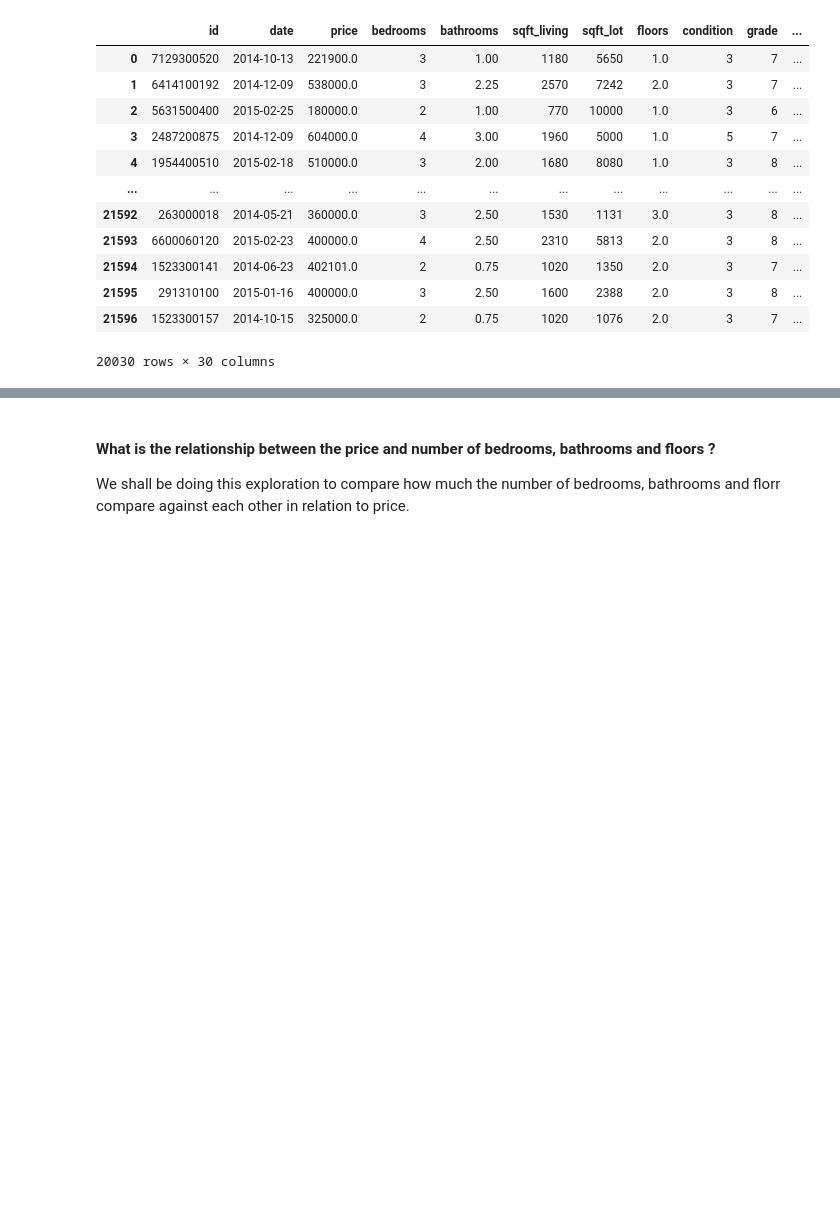
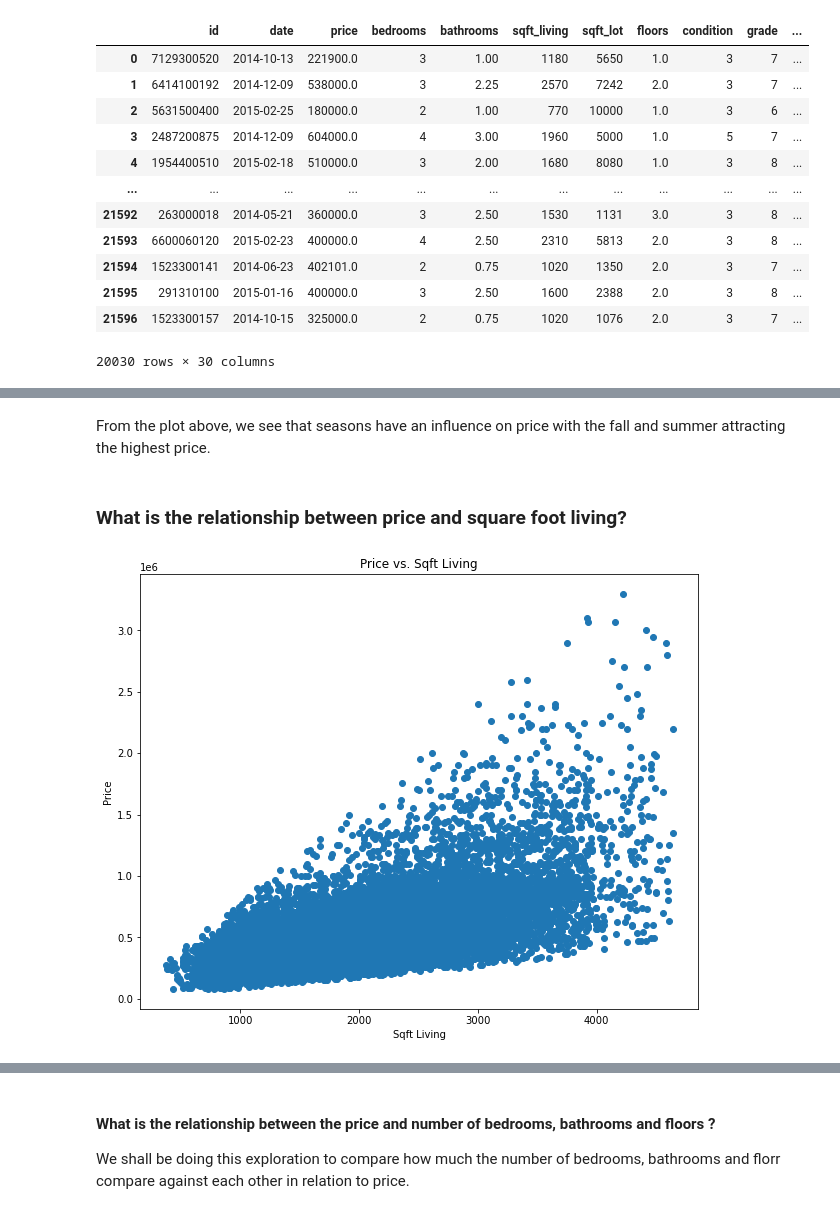
Before and after one commit to Isaac-Ndirangu-Muturi-749/Housing-Affordability-Analysis-in-King-County-Seattle, a Jupyter notebook: student.ipynb, the cells around one changed output, grey strips where cells are left out. Saved outputs shown, nothing was run; the diff lists cells and outputs as text; code cells hidden in the pictures; blank space fills up the shorter version.

```diff
--- a/student.ipynb
+++ b/student.ipynb
@@ -997,0 +905,15 @@ we dont notice any problems with multicollinearity
+# %% [markdown]
+From the plot above, we see that seasons have an influence on price with the fall and summer attracting the highest price.
+# %% [markdown]
+### What is the relationship between price and square foot living?
+# %%
+fig, ax = plt.subplots(figsize=(10, 8))
+
+ax.scatter(house_df['sqft_living'], house_df['price'])
+ax.set_xlabel('Sqft Living')
+ax.set_ylabel('Price')
+ax.set_title('Price vs. Sqft Living')
+
+plt.show()
+# %% [output]
+[figure, added]
```
Also changed, not shown: parts of 62 cells of this notebook.
